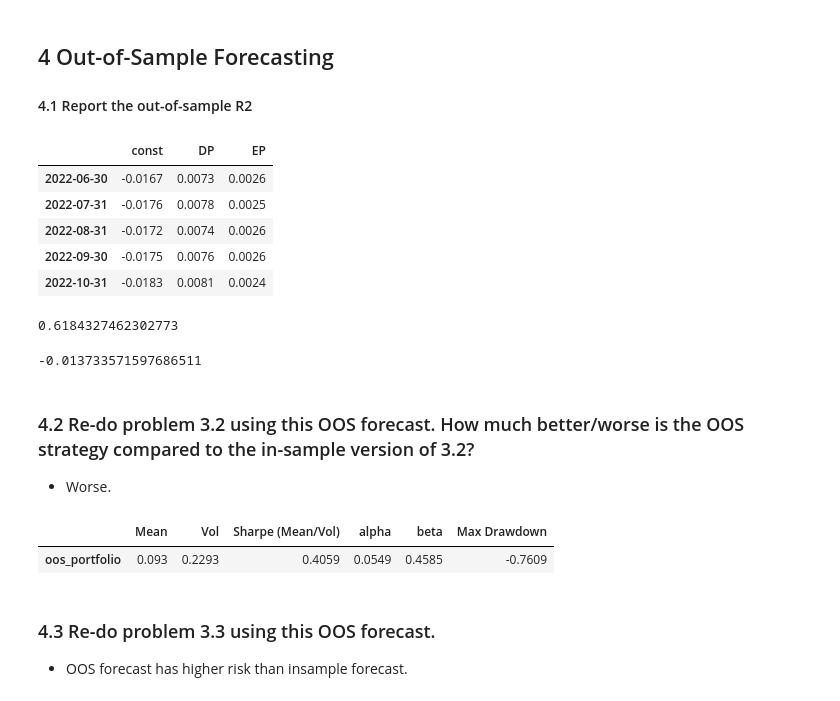
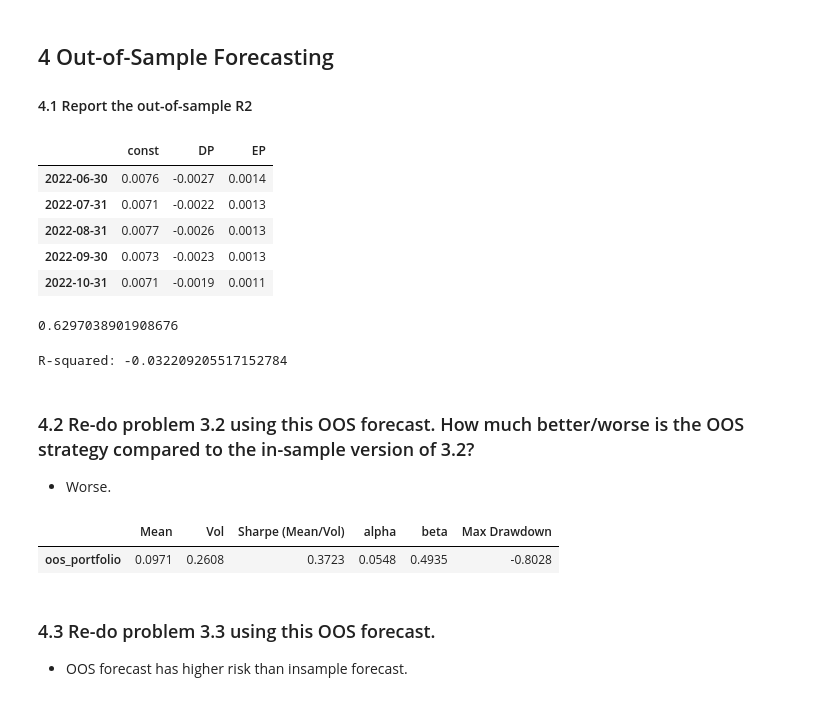
Before and after one commit to Zixin730/finm-portfolio-2022, a Jupyter notebook: homework/hw7.ipynb, the cells around one changed output. Drawn from its saved outputs; the diff is of its cells as text; code cells hidden in the pictures.

```diff
--- a/homework/hw7.ipynb
+++ b/homework/hw7.ipynb
@@ -299,24 +308,27 @@ underperform_rate
 #### 4.1 Report the out-of-sample R2
 # %%
 # model = RollingOLS.from_formula("SPY ~ DP + EP", data=factor, window=factor.shape[0], min_nobs=60, expanding=True).fit()
+factor = pd.read_excel("../data/gmo_analysis_data.xlsx",
+                       sheet_name=1, index_col=0)
+factor = factor.join(ret)
 model = RollingOLS(
     factor[["SPY"]], sm.add_constant(factor[["DP", "EP"]]), window=factor.shape[0], min_nobs=60, expanding=True).fit()
 
 params = model.params.shift()
 params.tail()
 # %% [output]
 |  | const | DP | EP |
-| 2022-06-30 | -0.0167 | 0.0073 | 0.0026 |
-| 2022-07-31 | -0.0176 | 0.0078 | 0.0025 |
-| 2022-08-31 | -0.0172 | 0.0074 | 0.0026 |
-| 2022-09-30 | -0.0175 | 0.0076 | 0.0026 |
-| 2022-10-31 | -0.0183 | 0.0081 | 0.0024 |
+| 2022-06-30 | 0.0076 | -0.0027 | 0.0014 |
+| 2022-07-31 | 0.0071 | -0.0022 | 0.0013 |
+| 2022-08-31 | 0.0077 | -0.0026 | 0.0013 |
+| 2022-09-30 | 0.0073 | -0.0023 | 0.0013 |
+| 2022-10-31 | 0.0071 | -0.0019 | 0.0011 |
 # %%
 predict_spy = (params[["DP", "EP"]] * factor[["DP", "EP"]]
                ).sum(axis=1) + params["const"]
 predict_err = np.square(factor["SPY"].subtract(predict_spy)).sum()
 predict_err
 # %% [output]
-0.6184327462302773
+0.6297038901908676
 # %%
 zero_pre_spy = factor[["SPY"]].expanding(60).mean().shift()
@@ -324,17 +337,17 @@ zero_pre_err = np.square((factor[["SPY"]] - zero_pre_spy)).sum()
 # %%
-1 - predict_err/zero_pre_err[0]
+print("R-squared: " + str(1 - predict_err/zero_pre_err[0]))
 # %% [output]
--0.013733571597686511
+R-squared: -0.032209205517152784
 # %% [markdown]
 ###  4.2 Re-do problem 3.2 using this OOS forecast. How much better/worse is the OOS strategy compared to the in-sample version of 3.2?
 
 * Worse.
 # %%
 oos_port = (predict_spy * 100 * ret["SPY"]).to_frame("oos_portfolio")
-summary_stats_bm(oos_port.iloc[61:, ], ret.iloc[61:, 0])
+summary_stats_bm(oos_port.iloc[60:, ], ret.iloc[60:, 0])
 # %% [output]
 |  | Mean | Vol | Sharpe (Mean/Vol) | alpha | beta | Max Drawdown |
-| oos_portfolio | 0.093 | 0.2293 | 0.4059 | 0.0549 | 0.4585 | -0.7609 |
+| oos_portfolio | 0.0971 | 0.2608 | 0.3723 | 0.0548 | 0.4935 | -0.8028 |
 # %% [markdown]
 ### 4.3 Re-do problem 3.3 using this OOS forecast.
 
```
Also changed, not shown: parts of 19 cells of this notebook.
